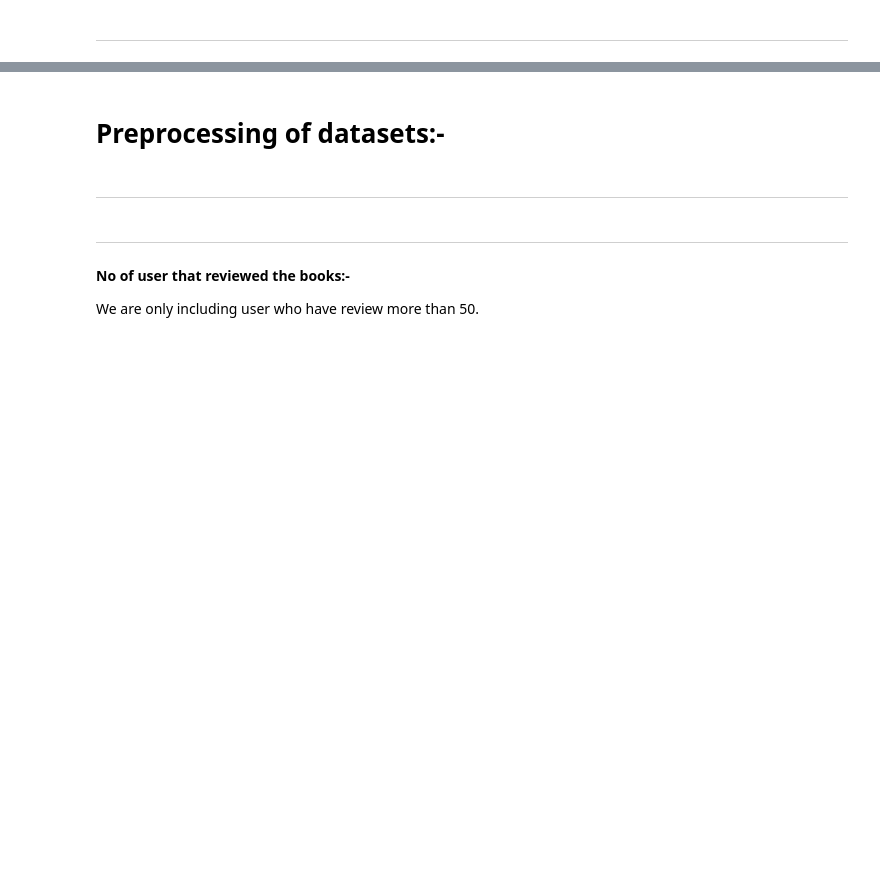
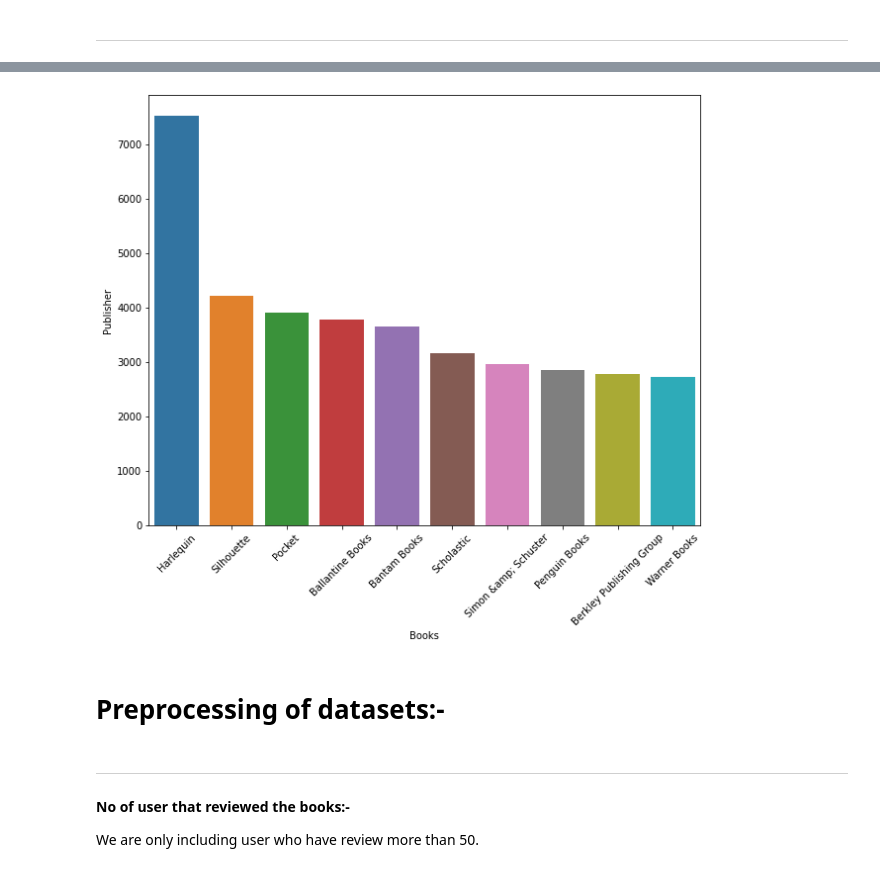
Before and after one commit to jhaRahul2102/Book-recommendation-using-collaborative-approach, a Jupyter notebook: Book_Recommendation_System.ipynb, the cells around one changed output, grey strips where cells are left out. Saved outputs shown, nothing was run; the diff lists cells and outputs as text; code cells hidden in the pictures; blank space fills up the shorter version.

```diff
--- a/Book_Recommendation_System.ipynb
+++ b/Book_Recommendation_System.ipynb
@@ -103,7 +197,18 @@ ratings.head(3)
+# %%
+# Top 10 book Publisher with most number of book published :- ---------------
+
+d=books['Publisher'].value_counts()[:10].reset_index()
+#----------------------------------------------------------------------
+
+plt.figure(figsize=(10,8))
+sns.barplot(x='index',y='Publisher',data=d)
+plt.xticks(rotation=45)
+plt.xlabel('Books')
+plt.show()
+# %% [output]
+[figure, added]
 # %% [markdown]
  # **Preprocessing of datasets:-**
-# %% [markdown]
------------------------------------------------------------------------------------
 # %%
 # Dropping unnecessary columns:-
 
```
Also changed, not shown: parts of 43 cells of this notebook.
